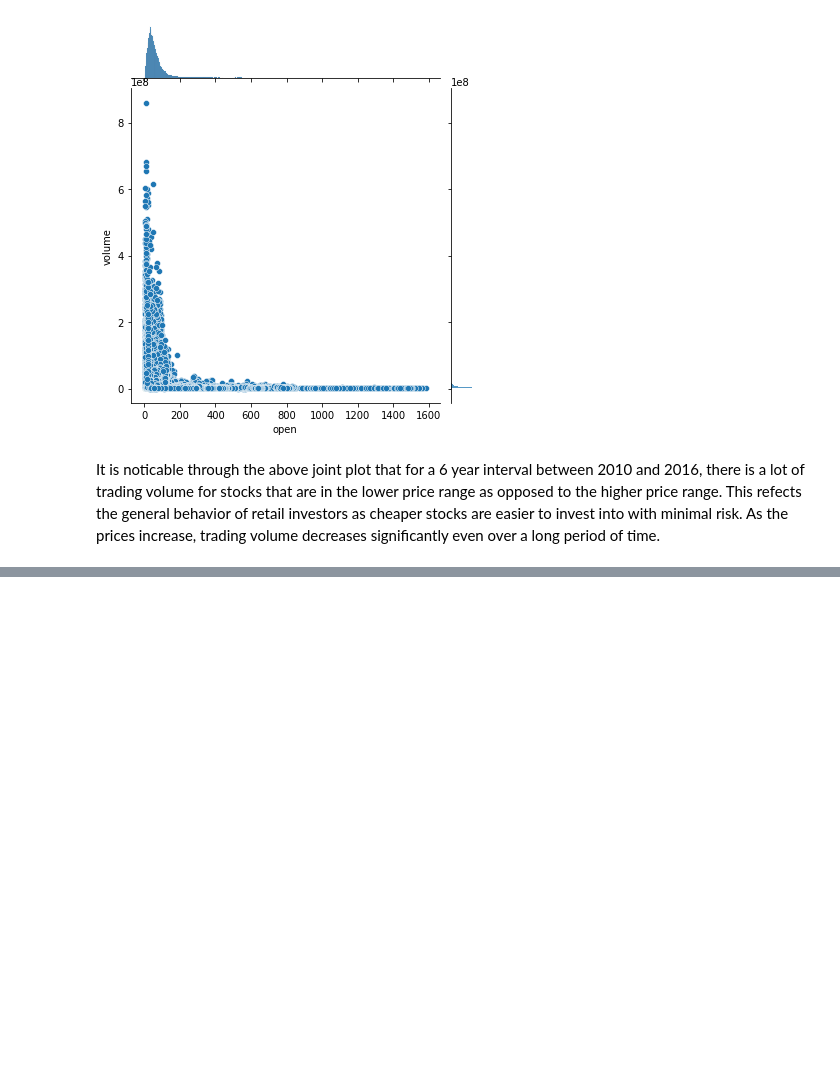
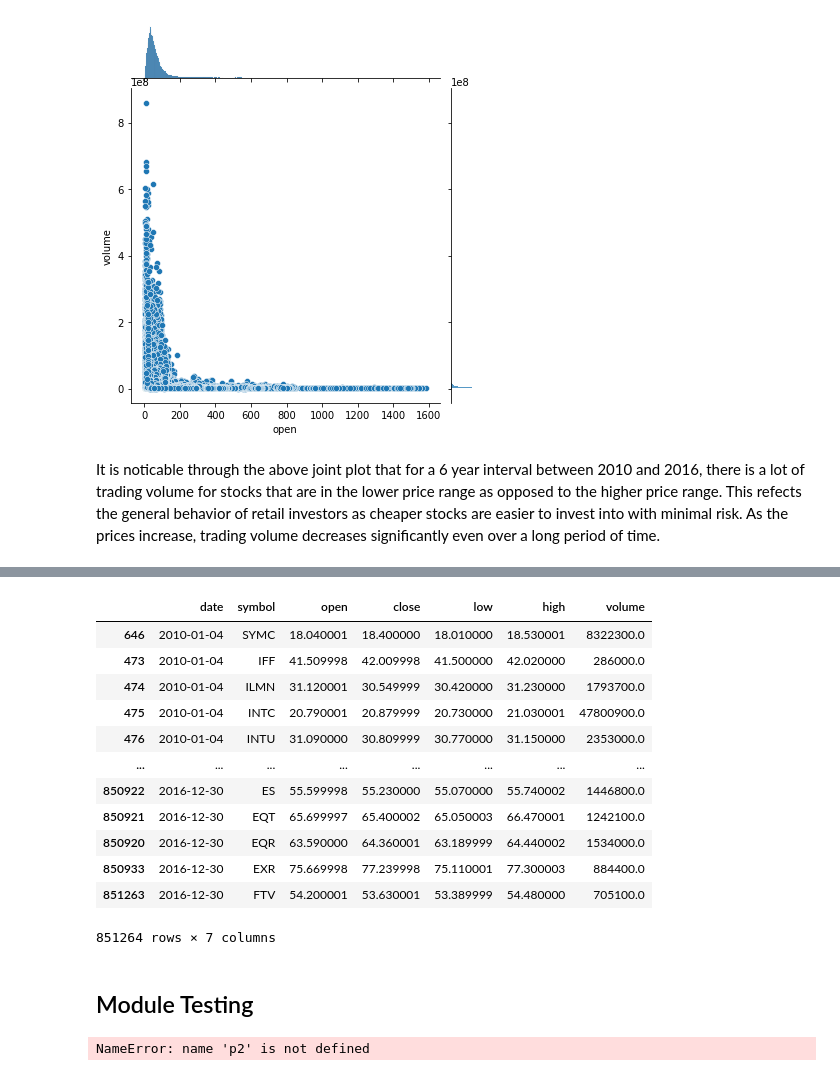
Before and after one commit to ubco-W2022T1-cosc301/project-group37, a Jupyter notebook: notebooks/analysis2.ipynb, the cells around one changed output, grey strips where cells are left out. Saved outputs shown, nothing was run; the diff lists cells and outputs as text; code cells hidden in the pictures; blank space fills up the shorter version.

```diff
--- a/notebooks/analysis2.ipynb
+++ b/notebooks/analysis2.ipynb
@@ -93,0 +94,32 @@ plt.show()
+# %%
+def pre_processing(x):
+
+    filtered_Df = (
+    pd.read_csv(x)
+    .sort_values(by = ["date"], ascending = True)
+    .dropna(axis=0)
+
+    )
+    return filtered_Df
+# %%
+pre_processing('../data/raw/prices-split-adjusted.csv')
+# %% [output]
+|  | date | symbol | open | close | low | high | volume |
+| 646 | 2010-01-04 | SYMC | 18.040001 | 18.400000 | 18.010000 | 18.530001 | 8322300.0 |
+| 473 | 2010-01-04 | IFF | 41.509998 | 42.009998 | 41.500000 | 42.020000 | 286000.0 |
+| 474 | 2010-01-04 | ILMN | 31.120001 | 30.549999 | 30.420000 | 31.230000 | 1793700.0 |
+| 475 | 2010-01-04 | INTC | 20.790001 | 20.879999 | 20.730000 | 21.030001 | 47800900.0 |
+| 476 | 2010-01-04 | INTU | 31.090000 | 30.809999 | 30.770000 | 31.150000 | 2353000.0 |
+| ... | ... | ... | ... | ... | ... | ... | ... |
+| 850922 | 2016-12-30 | ES | 55.599998 | 55.230000 | 55.070000 | 55.740002 | 1446800.0 |
+| 850921 | 2016-12-30 | EQT | 65.699997 | 65.400002 | 65.050003 | 66.470001 | 1242100.0 |
+| 850920 | 2016-12-30 | EQR | 63.590000 | 64.360001 | 63.189999 | 64.440002 | 1534000.0 |
+| 850933 | 2016-12-30 | EXR | 75.669998 | 77.239998 | 75.110001 | 77.300003 | 884400.0 |
+| 851263 | 2016-12-30 | FTV | 54.200001 | 53.630001 | 53.389999 | 54.480000 | 705100.0 |
+851264 rows × 7 columns
+# %% [markdown]
+## Module Testing
+# %%
+df = p2.load_and_process('../data/raw/prices.csv')
+# %% [output]
+NameError: name 'p2' is not defined
```
Also changed, not shown: parts of 5 cells of this notebook.
